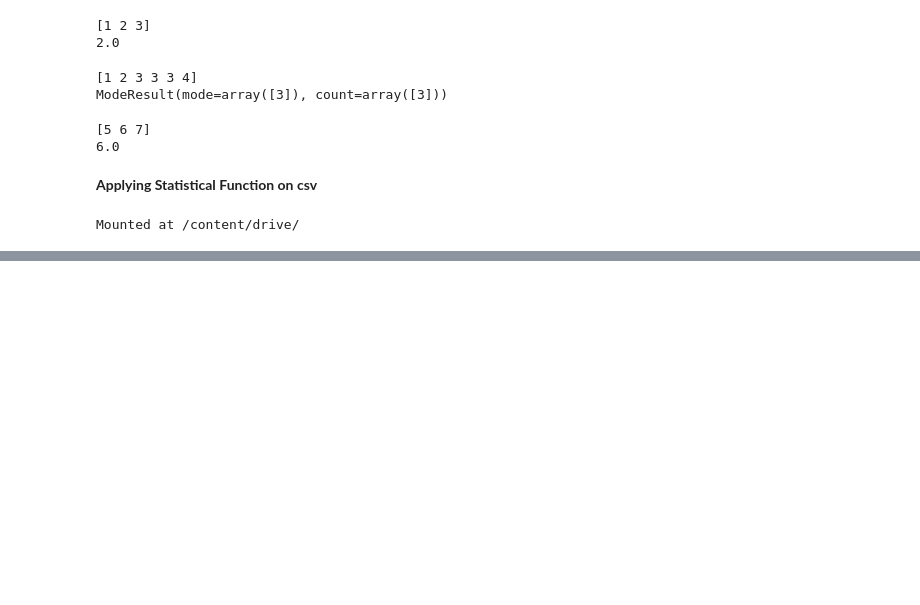
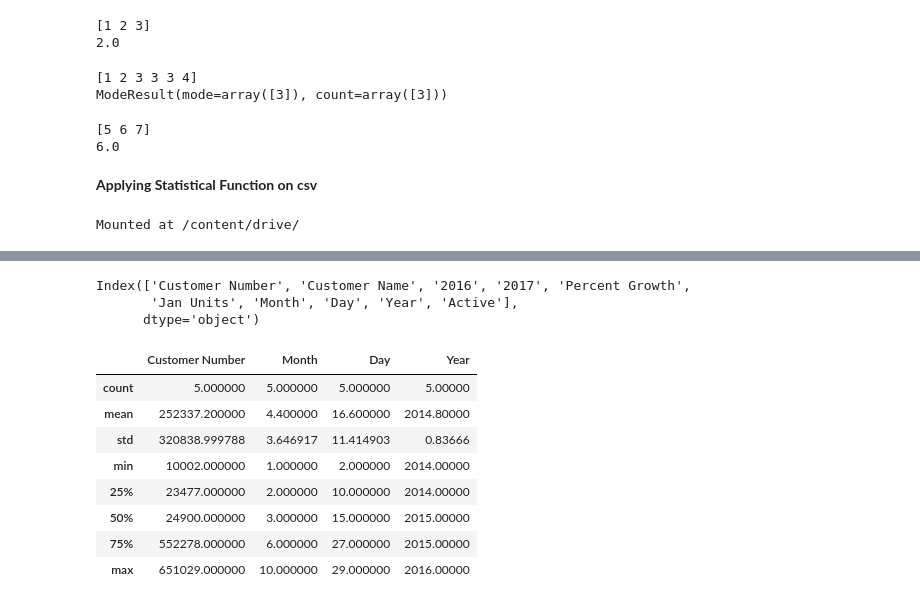
Before and after one commit to rajucherry03/Python-For-Data-Science, a Jupyter notebook: Exp6.ipynb, the cells around one changed output, grey strips where cells are left out. Cells and saved outputs as stored; diff of their text form; code cells hidden in the pictures; blank space fills up the shorter version.

```diff
--- a/Exp6.ipynb
+++ b/Exp6.ipynb
@@ -64,0 +97,18 @@ df.head()
+# %%
+df.columns
+# %% [output]
+Index(['Customer Number', 'Customer Name', '2016', '2017', 'Percent Growth',
+       'Jan Units', 'Month', 'Day', 'Year', 'Active'],
+      dtype='object')
+# %%
+df.describe()
+# %% [output]
+|  | Customer Number | Month | Day | Year |
+| count | 5.000000 | 5.000000 | 5.000000 | 5.00000 |
+| mean | 252337.200000 | 4.400000 | 16.600000 | 2014.80000 |
+| std | 320838.999788 | 3.646917 | 11.414903 | 0.83666 |
+| min | 10002.000000 | 1.000000 | 2.000000 | 2014.00000 |
+| 25% | 23477.000000 | 2.000000 | 10.000000 | 2014.00000 |
+| 50% | 24900.000000 | 3.000000 | 15.000000 | 2015.00000 |
+| 75% | 552278.000000 | 6.000000 | 27.000000 | 2015.00000 |
+| max | 651029.000000 | 10.000000 | 29.000000 | 2016.00000 |
```
Also changed, not shown: parts of 16 cells of this notebook.
